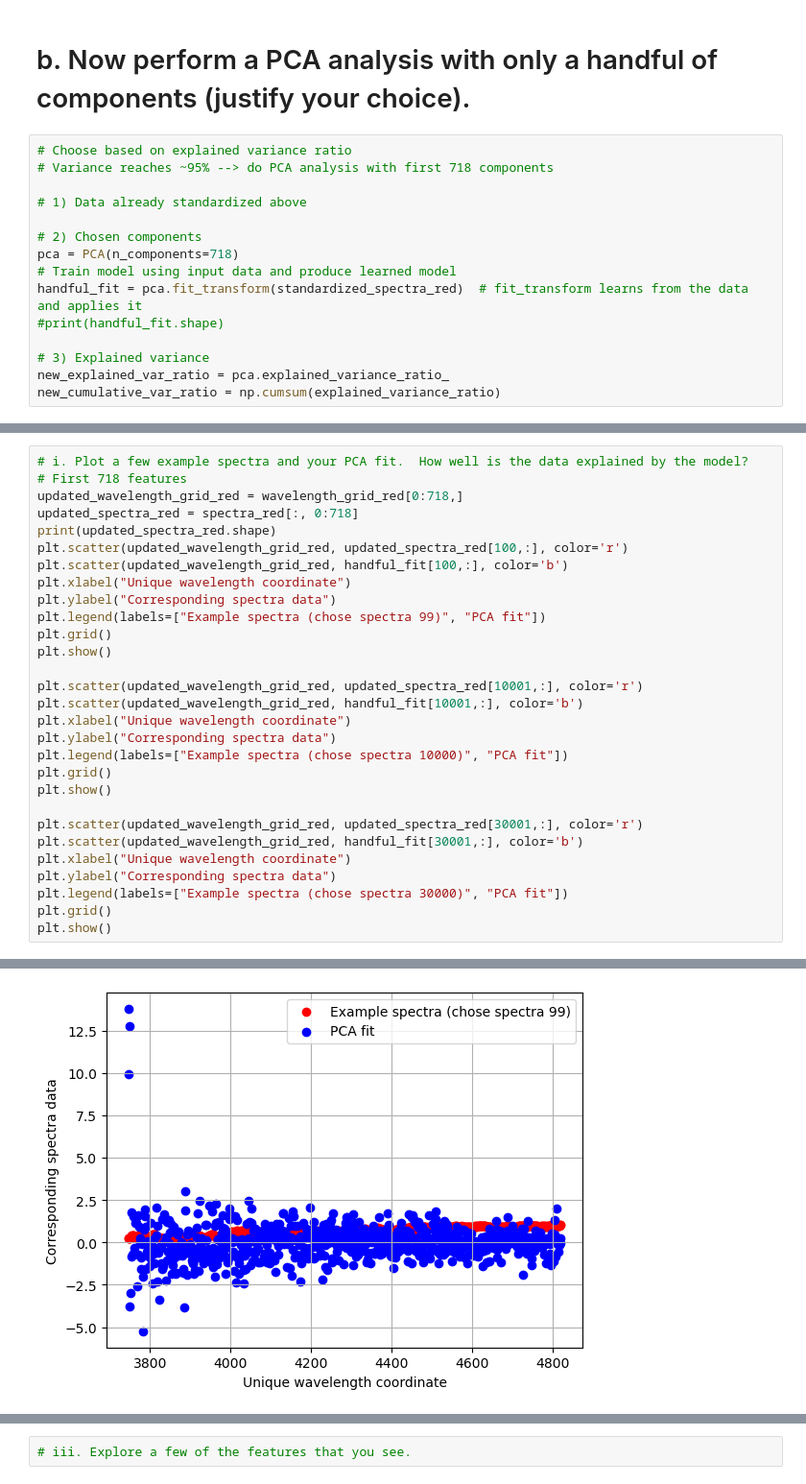
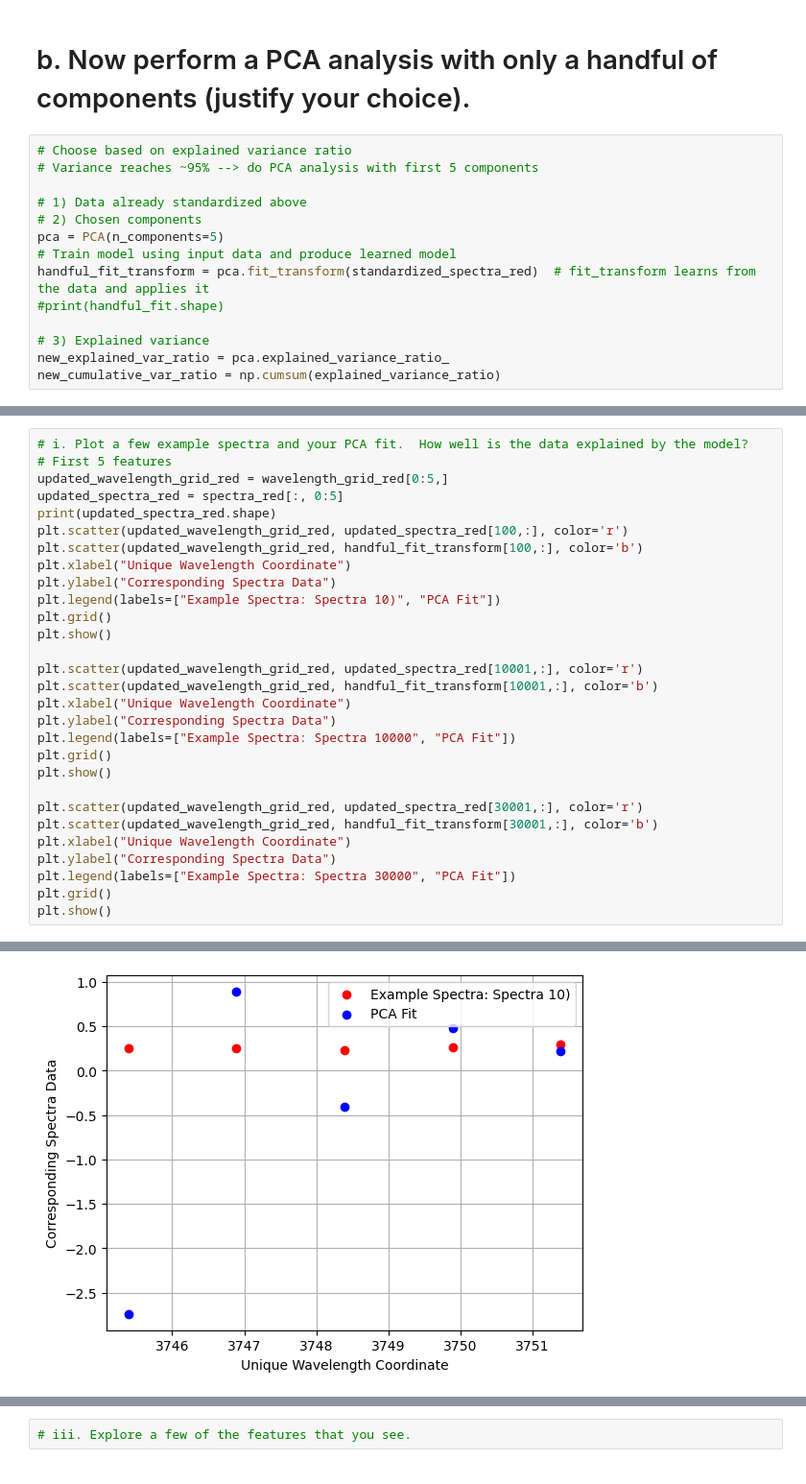
Before and after one commit to ocean-colour/habs, a Jupyter notebook: nb/PCA_problem.ipynb, the cells around one changed output, grey strips where cells are left out. Shown at 96% size. Drawn from its saved outputs; the diff is of its cells as text.

```diff
--- a/nb/PCA_problem.ipynb
+++ b/nb/PCA_problem.ipynb
@@ -200,14 +218,13 @@ Transformed data shape:  (50000, 2676)
 # b. Now perform a PCA analysis with only a handful of components (justify your choice).
 # %%
 # Choose based on explained variance ratio
-# Variance reaches ~95% --> do PCA analysis with first 718 components
+# Variance reaches ~95% --> do PCA analysis with first 5 components
 
 # 1) Data already standardized above
-
 # 2) Chosen components
-pca = PCA(n_components=718)
+pca = PCA(n_components=5)
 # Train model using input data and produce learned model
-handful_fit = pca.fit_transform(standardized_spectra_red)  # fit_transform learns from the data and applies it
+handful_fit_transform = pca.fit_transform(standardized_spectra_red)  # fit_transform learns from the data and applies it
 #print(handful_fit.shape)
 
 # 3) Explained variance
@@ -218,30 +233,30 @@ new_cumulative_var_ratio = np.cumsum(explained_variance_ratio)
 # %%
 # i. Plot a few example spectra and your PCA fit.  How well is the data explained by the model?
-# First 718 features
-updated_wavelength_grid_red = wavelength_grid_red[0:718,]
-updated_spectra_red = spectra_red[:, 0:718]
+# First 5 features
+updated_wavelength_grid_red = wavelength_grid_red[0:5,]
+updated_spectra_red = spectra_red[:, 0:5]
 print(updated_spectra_red.shape)
 plt.scatter(updated_wavelength_grid_red, updated_spectra_red[100,:], color='r')
-plt.scatter(updated_wavelength_grid_red, handful_fit[100,:], color='b')
-plt.xlabel("Unique wavelength coordinate")
-plt.ylabel("Corresponding spectra data")
-plt.legend(labels=["Example spectra (chose spectra 99)", "PCA fit"])
+plt.scatter(updated_wavelength_grid_red, handful_fit_transform[100,:], color='b')
+plt.xlabel("Unique Wavelength Coordinate")
+plt.ylabel("Corresponding Spectra Data")
+plt.legend(labels=["Example Spectra: Spectra 10)", "PCA Fit"])
 plt.grid()
 plt.show()
 
 plt.scatter(updated_wavelength_grid_red, updated_spectra_red[10001,:], color='r')
-plt.scatter(updated_wavelength_grid_red, handful_fit[10001,:], color='b')
-plt.xlabel("Unique wavelength coordinate")
-plt.ylabel("Corresponding spectra data")
-plt.legend(labels=["Example spectra (chose spectra 10000)", "PCA fit"])
+plt.scatter(updated_wavelength_grid_red, handful_fit_transform[10001,:], color='b')
+plt.xlabel("Unique Wavelength Coordinate")
+plt.ylabel("Corresponding Spectra Data")
+plt.legend(labels=["Example Spectra: Spectra 10000", "PCA Fit"])
 plt.grid()
 plt.show()
 
 plt.scatter(updated_wavelength_grid_red, updated_spectra_red[30001,:], color='r')
-plt.scatter(updated_wavelength_grid_red, handful_fit[30001,:], color='b')
-plt.xlabel("Unique wavelength coordinate")
-plt.ylabel("Corresponding spectra data")
-plt.legend(labels=["Example spectra (chose spectra 30000)", "PCA fit"])
+plt.scatter(updated_wavelength_grid_red, handful_fit_transform[30001,:], color='b')
+plt.xlabel("Unique Wavelength Coordinate")
+plt.ylabel("Corresponding Spectra Data")
+plt.legend(labels=["Example Spectra: Spectra 30000", "PCA Fit"])
 plt.grid()
 plt.show()
 # %% [output]
@@ -249 +264 @@ plt.show()
-[figure, old version]
+[figure, new version]
```
Also changed, not shown: parts of 11 cells of this notebook.
